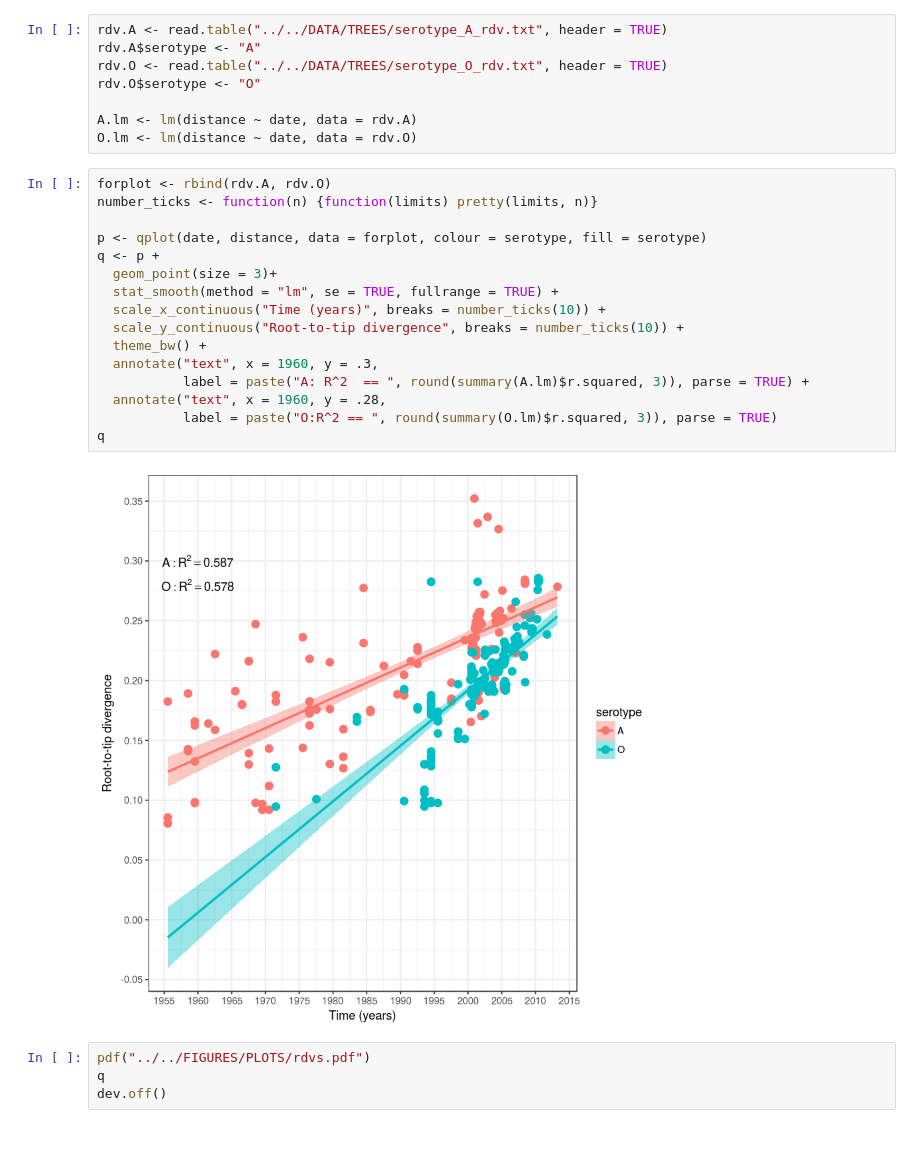
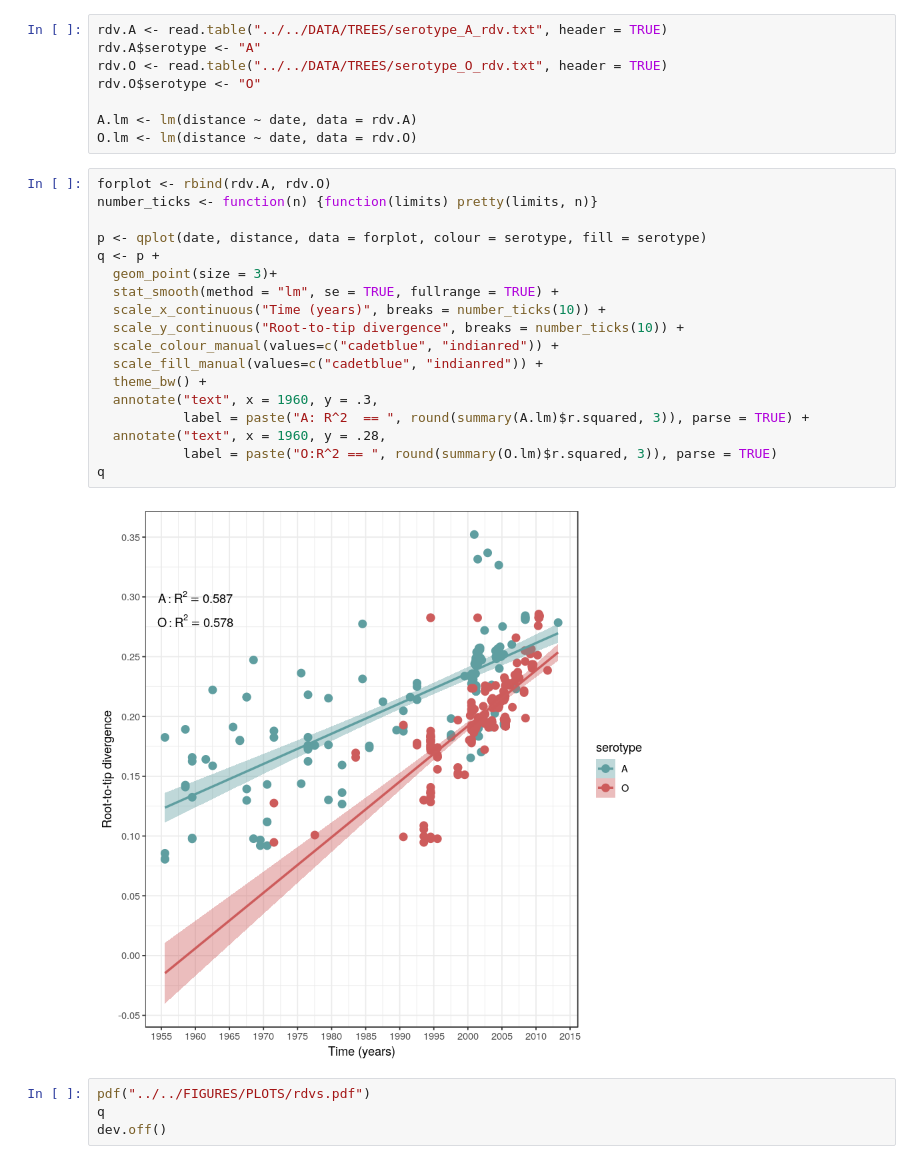
Before and after one commit to maxbiostat/FMDV_AMERICA, a Jupyter notebook: CODE/notebooks/ML_and_RDV.ipynb, the cells around one changed output. Drawn from its saved outputs; the diff is of its cells as text.

Commit message:
changing colour palette

```diff
--- a/CODE/notebooks/ML_and_RDV.ipynb
+++ b/CODE/notebooks/ML_and_RDV.ipynb
@@ -15,21 +15,23 @@ O.lm <- lm(distance ~ date, data = rdv.O)
 # %%
 forplot <- rbind(rdv.A, rdv.O)
 number_ticks <- function(n) {function(limits) pretty(limits, n)}
 
 p <- qplot(date, distance, data = forplot, colour = serotype, fill = serotype)
 q <- p +
   geom_point(size = 3)+
   stat_smooth(method = "lm", se = TRUE, fullrange = TRUE) +
   scale_x_continuous("Time (years)", breaks = number_ticks(10)) +
   scale_y_continuous("Root-to-tip divergence", breaks = number_ticks(10)) +
+  scale_colour_manual(values=c("cadetblue", "indianred")) +
+  scale_fill_manual(values=c("cadetblue", "indianred")) +
   theme_bw() +
   annotate("text", x = 1960, y = .3,
            label = paste("A: R^2  == ", round(summary(A.lm)$r.squared, 3)), parse = TRUE) +
   annotate("text", x = 1960, y = .28,
            label = paste("O:R^2 == ", round(summary(O.lm)$r.squared, 3)), parse = TRUE)
 q
 # %% [output]
-[figure, old version]
+[figure, new version]
 # %%
 pdf("../../FIGURES/PLOTS/rdvs.pdf")
 q
```
